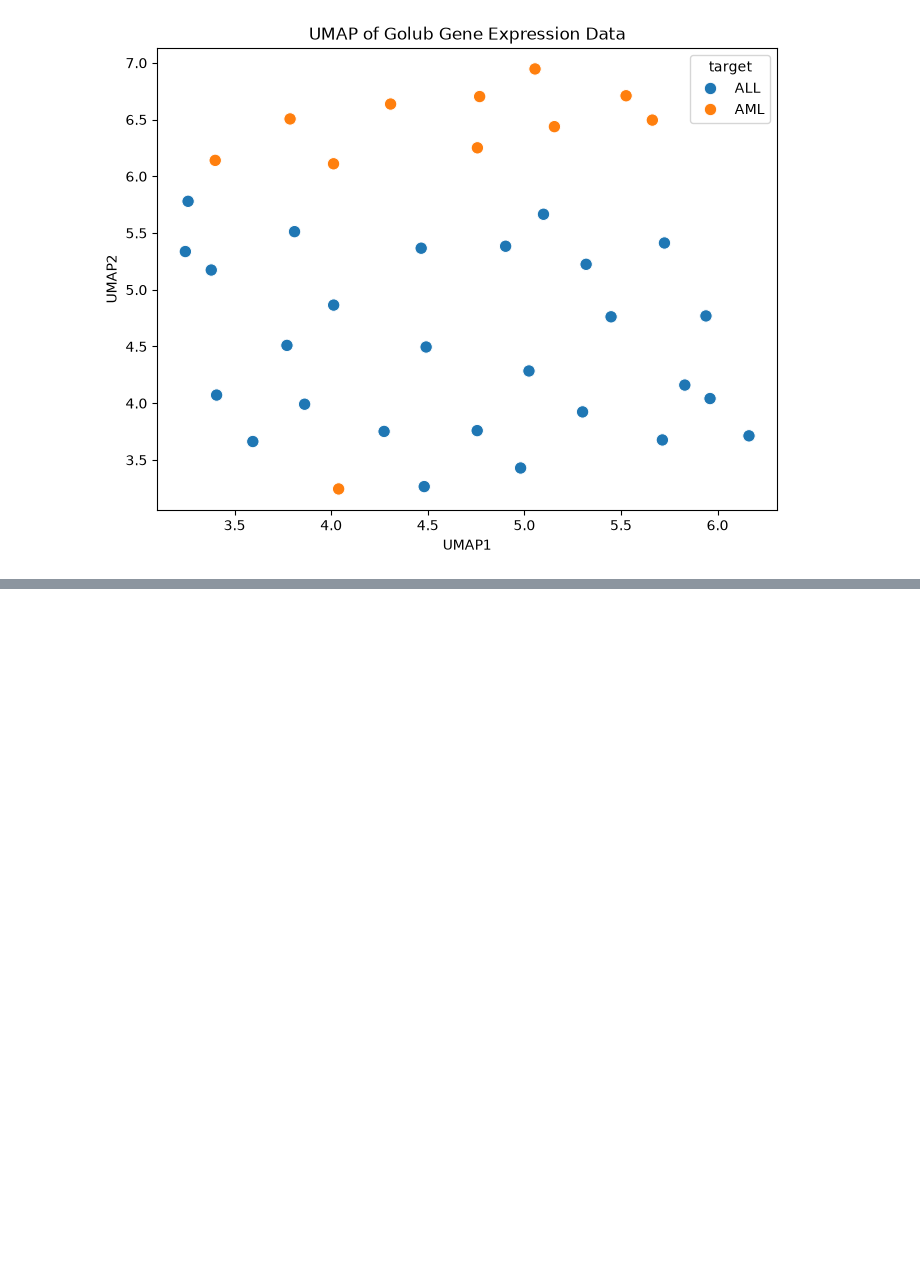
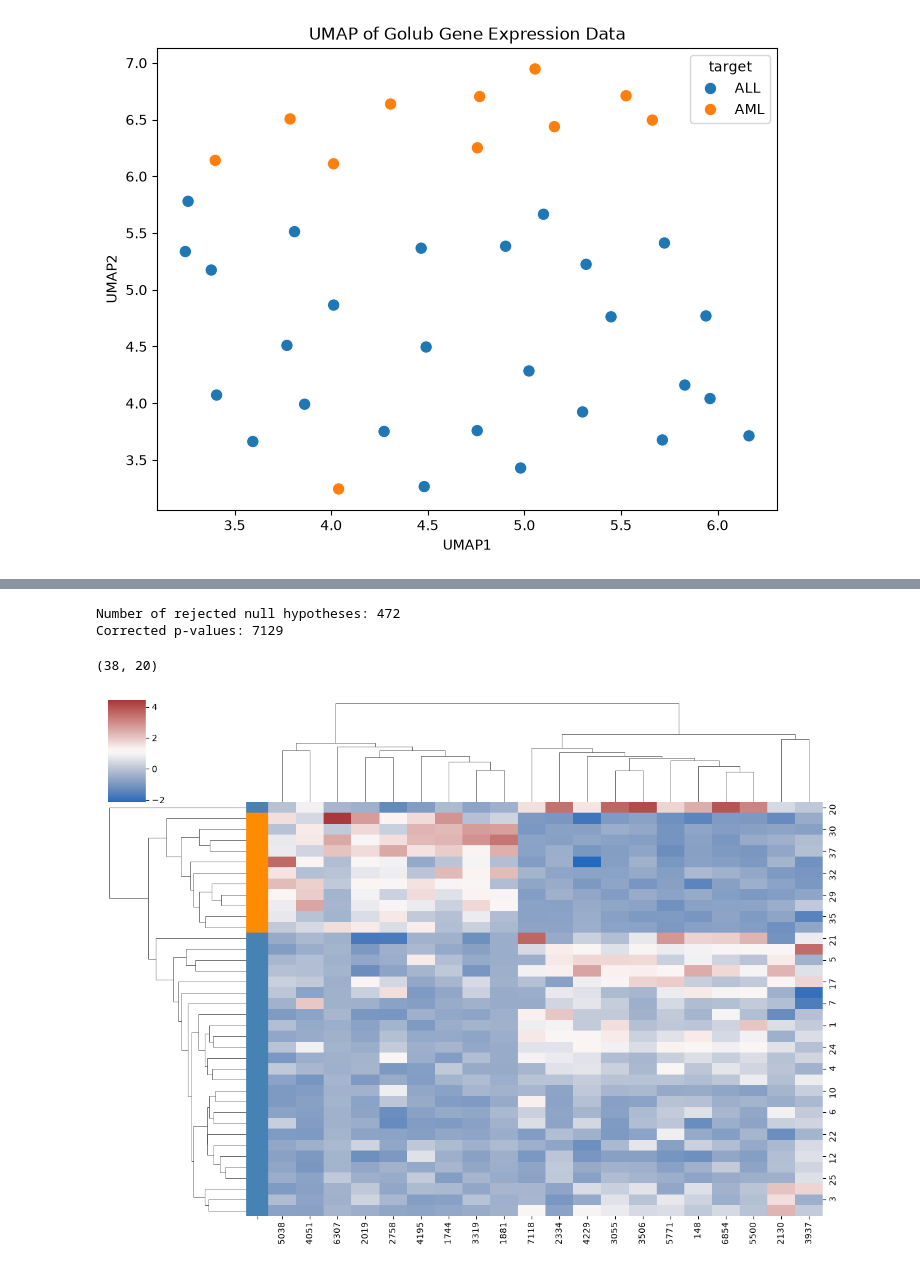
Before and after one commit to zehrarid/cancer-classification-gene-expression, a Jupyter notebook: code/dataPrep.ipynb, the cells around one changed output, grey strips where cells are left out. Saved outputs shown, nothing was run; the diff lists cells and outputs as text; code cells hidden in the pictures; blank space fills up the shorter version.

```diff
--- a/code/dataPrep.ipynb
+++ b/code/dataPrep.ipynb
@@ -443,0 +471,46 @@ plt.show()
+# %%
+rejected, pvals_corrected, _, _ = multipletests(p_value, alpha=0.05, method="fdr_bh")
+
+print("Number of rejected null hypotheses:", np.sum(rejected))
+print("Corrected p-values:", len(pvals_corrected))
+# %% [output]
+Number of rejected null hypotheses: 472
+Corrected p-values: 7129
+# %%
+top20_idx = np.argsort(pvals_corrected)[:20]
+# %%
+X_top20 = X_train.iloc[:, top20_idx]
+# %%
+X_top20.shape
+# %% [output]
+(38, 20)
+# %%
+import pandas as pd
+
+class_labels = pd.Series(
+    ["ALL" if patient_id in range(1, 28) else "AML"
+     for patient_id in X_top20.index],
+    index=X_top20.index
+)
+
+class_colors = class_labels.map({
+    "ALL": "steelblue",
+    "AML": "darkorange"
+})
+# %%
+import seaborn as sns
+import matplotlib.pyplot as plt
+
+sns.clustermap(
+    X_top20,
+    z_score=1,
+    cmap="vlag",
+    method="average",
+    metric="euclidean",
+    figsize=(12, 9),
+    row_colors = class_colors
+)
+
+plt.show()
+# %% [output]
+[figure, added]
```
Also changed, not shown: parts of 8 cells of this notebook.
